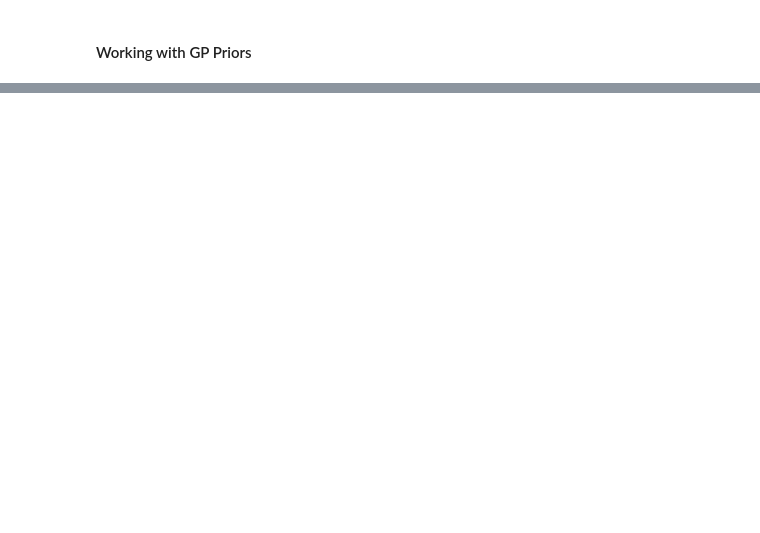
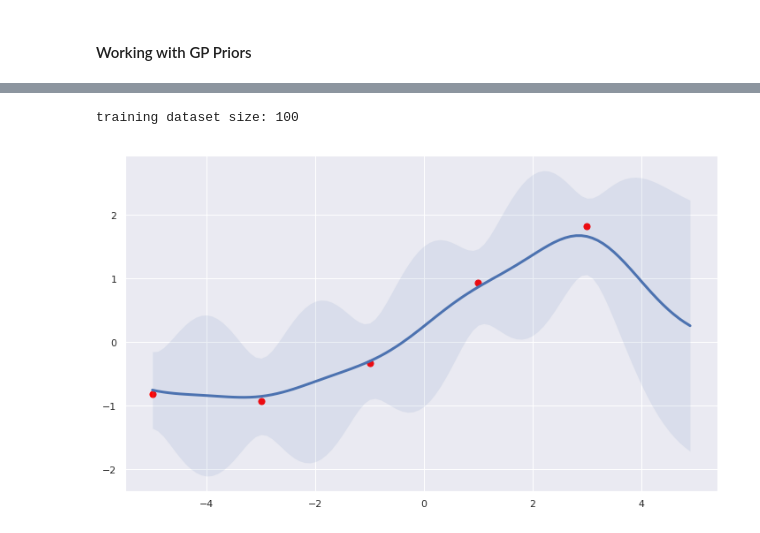
Before and after one commit to upul/WhiteBoard, a Jupyter notebook: GP.ipynb, the cells around one changed output, grey strips where cells are left out. Cells and saved outputs as stored; diff of their text form; code cells hidden in the pictures; blank space fills up the shorter version.

Commit message:
GP with noise added

```diff
--- a/GP.ipynb
+++ b/GP.ipynb
@@ -91,0 +96,52 @@ plt.show()
+# %%
+# Gaussian Process regression with noise
+aplha = 1.0
+gamma = 0.5
+
+np.random.seed(4017)
+
+plt.figure(figsize=(12, 7))
+
+x_train = np.arange(-5, 5, 2)
+x_train_size = len(x_train)
+
+left = np.array([x_train, ]*x_train_size).T
+right = np.array([x_train, ]*x_train_size)
+# C is our training covarance matrix
+C = alpha*np.exp(-gamma*(left - right)**2)
+C = C + 0.1*np.eye(x_train_size)
+
+mean_true = np.zeros(x_train_size)
+f_true = np.random.multivariate_normal(mean_true, C)
+plt.scatter(x_train, f_true, s=50, color='red')
+
+x_test = np.arange(-5.0, 5.0, 0.1)
+x_test_size = len(x_test)
+print('training dataset size: {}'.format(x_test_size))
+
+# Lets calculate C*
+left_c_star = np.array([x_test, ]*x_test_size).T
+right_c_star = np.array([x_test, ]*x_test_size)
+C_star = alpha*np.exp(-gamma*(left_c_star - right_c_star)**2)
+
+# now we calculate R
+left = np.array([x_train, ]*x_test_size).T
+right = np.array([x_test, ]*x_train_size)
+R = alpha*np.exp(-gamma*(left - right)**2)
+
+pred_mean = R.T @ np.linalg.inv(C) @ f_true
+pred_covariance = C_star - R.T @ np.linalg.inv(C) @ R
+plt.plot(x_test, pred_mean, linewidth=3)
+
+pred_std = np.sqrt(np.diag(pred_covariance))
+
+plt.fill_between(x_test, pred_mean + 2*pred_std, pred_mean - 2*pred_std, alpha=0.1)
+
+# sample = np.random.multivariate_normal(pred_mean, pred_covariance, 10)
+# for idx, s in enumerate(sample):
+#     plt.plot(x_test, s, linewidth=1)
+
+plt.show()
+# %% [output]
+training dataset size: 100
+[figure, added]
```
Also changed, not shown: parts of 2 cells of this notebook.
